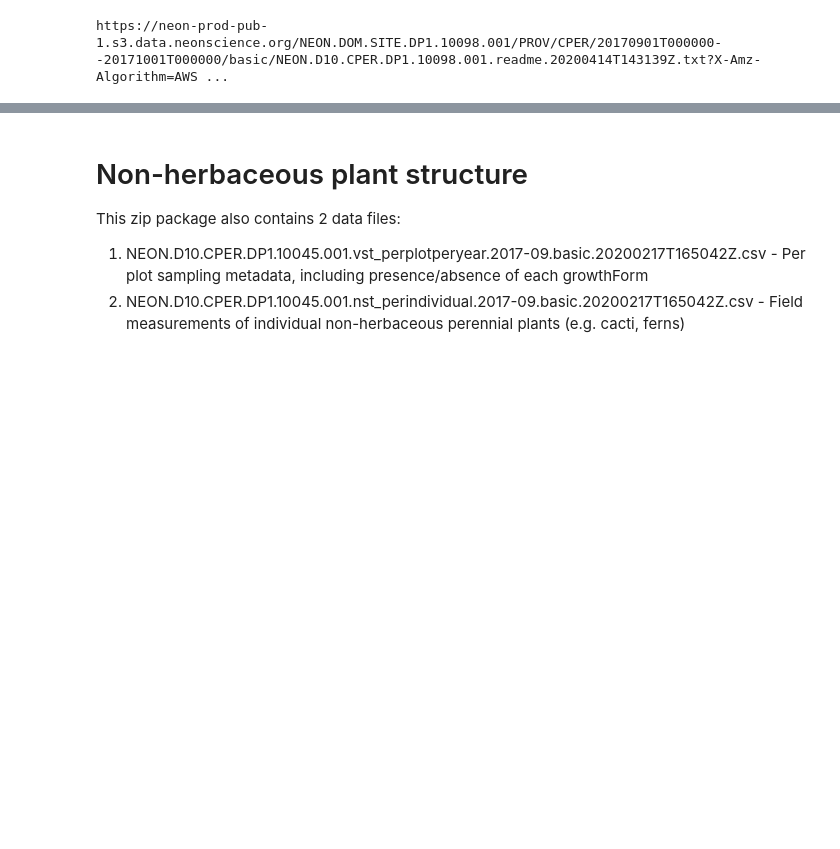
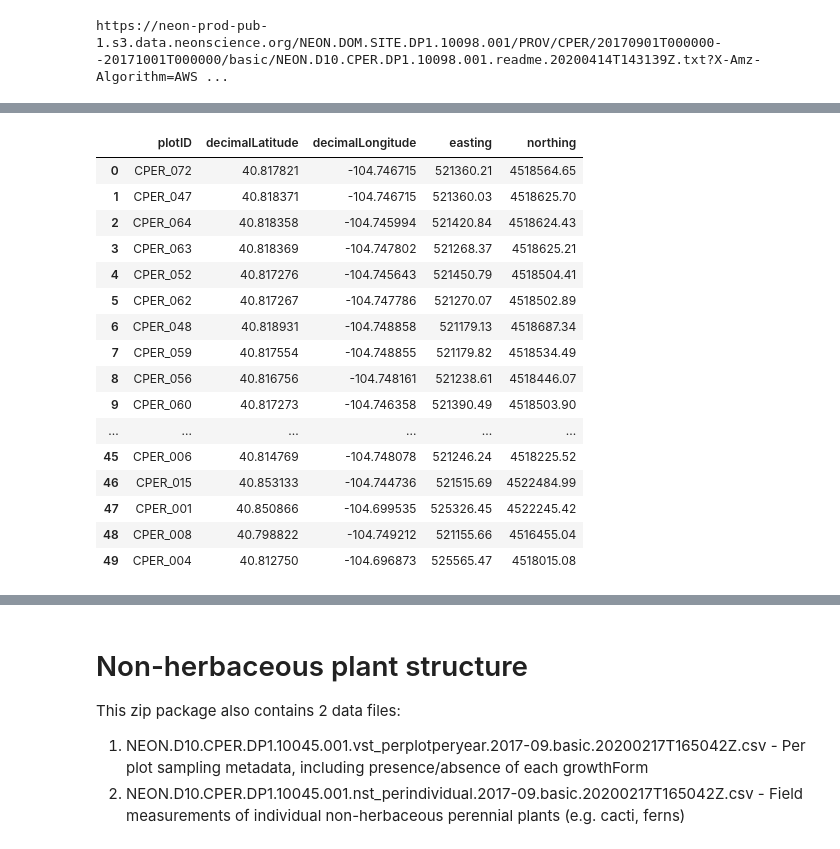
Before and after one commit to kessb/sagebrush-ecosystem-modeling, a Jupyter notebook: scripts/function_scratchscripts.ipynb, the cells around one changed output, grey strips where cells are left out. Cells and saved outputs as stored; diff of their text form; code cells hidden in the pictures; blank space fills up the shorter version.

Commit message:
Code to create master df of insitu structure, function in progress

```diff
--- a/scripts/function_scratchscripts.ipynb
+++ b/scripts/function_scratchscripts.ipynb
@@ -113,6 +153,7 @@ url='https://data.neonscience.org/api/v0/data/DP1.10098.001/CPER/2017-09'
 call_response = requests.get(url)
 for i in call_response.json()['data']['files']:
     data_file_url=i['url']
-    verification=data_file_url.find('apparentindivi')
+    verification=data_file_url.find('perplot')
     if not verification == -1:
-         df = pd.read_csv(data_file_url).dropna(axis=1)
+         plot_df = pd.read_csv(data_file_url)
+plot_df.columns
@@ -121,9 +174,13 @@ url='https://data.neonscience.org/api/v0/data/DP1.10098.001/CPER/2017-09'
 call_response = requests.get(url)
 for i in call_response.json()['data']['files']:
     data_file_url=i['url']
-    verification=data_file_url.find('mappingandtagging')
+    verification=data_file_url.find('apparent')
     if not verification == -1:
-         df = pd.read_csv(data_file_url).dropna(axis=1)
-df.loc[df['scientificName'] == 'Atriplex canescens (Pursh) Nutt.']
-#df['scientificName']
+        measurement_df = pd.read_csv(data_file_url)
+# df.loc[df['scientificName'] == 'Atriplex canescens (Pursh) Nutt.']
+# df['scientificName']
+CPER_insitu=measurement_df[['individualID','plotID','height']]
+CPER_insitu
+CPER_insitu_summary = CPER_insitu.groupby(
+    'plotID').agg(['mean', 'max','min'])['height']
 # %% [output]
@@ -142,0 +188,18 @@ df.loc[df['scientificName'] == 'Atriplex canescens (Pursh) Nutt.']
+# %%
+url='https://data.neonscience.org/api/v0/data/DP1.10098.001/CPER/2017-09'
+call_response = requests.get(url)
+for i in call_response.json()['data']['files']:
+    data_file_url=i['url']
+    apparent_find=data_file_url.find('apparent')
+    plot_find=data_file_url.find('perplot')
+    map_find=data_file_url.find('mapping')
+    if not apparent_find  == -1:
+        print(data_file_url)
+        measurement_df = pd.read_csv(data_file_url)
+    elif not plot_find == -1:
+        print(data_file_url)
+        plot_df = pd.read_csv(data_file_url)
+    elif not map_find ==-1:
+        print(data_file_url)
+        map_df = pd.read_csv(data_file_url)
+#
@@ -142,0 +236,25 @@ df.loc[df['scientificName'] == 'Atriplex canescens (Pursh) Nutt.']
+# %%
+plot_df.columns
+#plotID,decimal lat,decimal long, easting, northing
+reducedplot_df=plot_df[['plotID',
+                        'decimalLatitude','decimalLongitude',
+                        'easting','northing']]
+reducedplot_df
+# %% [output]
+|  | plotID | decimalLatitude | decimalLongitude | easting | northing |
+| 0 | CPER_072 | 40.817821 | -104.746715 | 521360.21 | 4518564.65 |
+| 1 | CPER_047 | 40.818371 | -104.746715 | 521360.03 | 4518625.70 |
+| 2 | CPER_064 | 40.818358 | -104.745994 | 521420.84 | 4518624.43 |
+| 3 | CPER_063 | 40.818369 | -104.747802 | 521268.37 | 4518625.21 |
+| 4 | CPER_052 | 40.817276 | -104.745643 | 521450.79 | 4518504.41 |
+| 5 | CPER_062 | 40.817267 | -104.747786 | 521270.07 | 4518502.89 |
+| 6 | CPER_048 | 40.818931 | -104.748858 | 521179.13 | 4518687.34 |
+| 7 | CPER_059 | 40.817554 | -104.748855 | 521179.82 | 4518534.49 |
+| 8 | CPER_056 | 40.816756 | -104.748161 | 521238.61 | 4518446.07 |
+| 9 | CPER_060 | 40.817273 | -104.746358 | 521390.49 | 4518503.90 |
+| ... | ... | ... | ... | ... | ... |
+| 45 | CPER_006 | 40.814769 | -104.748078 | 521246.24 | 4518225.52 |
+| 46 | CPER_015 | 40.853133 | -104.744736 | 521515.69 | 4522484.99 |
+| 47 | CPER_001 | 40.850866 | -104.699535 | 525326.45 | 4522245.42 |
+| 48 | CPER_008 | 40.798822 | -104.749212 | 521155.66 | 4516455.04 |
+| 49 | CPER_004 | 40.812750 | -104.696873 | 525565.47 | 4518015.08 |
```
Also changed, not shown: parts of 13 cells of this notebook.
